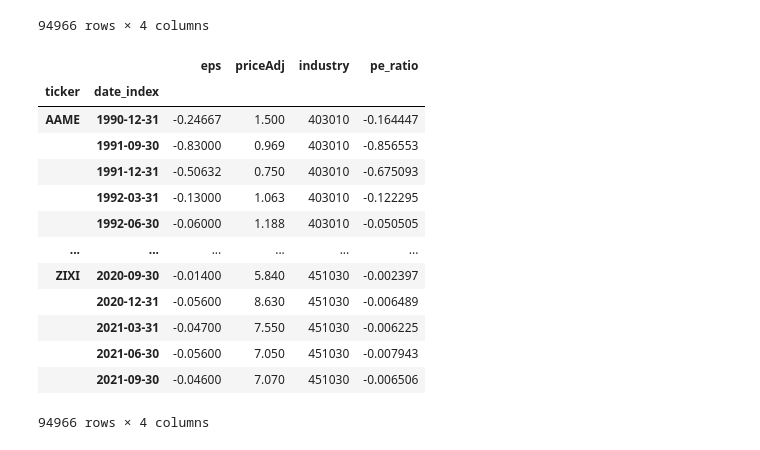
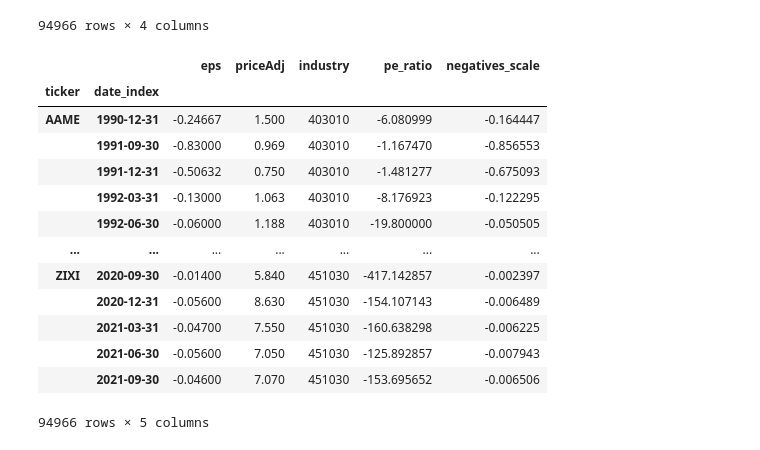
Before and after one commit to jakezur1/factorlib-polars, a Jupyter notebook: factors/fundamental/pe_ratio.ipynb, the cells around one changed output. Drawn from its saved outputs; the diff is of its cells as text; code cells hidden in the pictures.

```diff
--- a/factors/fundamental/pe_ratio.ipynb
+++ b/factors/fundamental/pe_ratio.ipynb
@@ -177,27 +177,27 @@ pe_ratio
 # %%
 # when pe_ratios become negatives, values closer to 0 become better. we need to account for this
 def convert_negatives(x):
     if x < 0:
         return 1/x
     return x
 negatives_fixed = pe_ratio
-negatives_fixed['pe_ratio'] = negatives_fixed['pe_ratio'].apply(convert_negatives)
+negatives_fixed['negatives_scale'] = negatives_fixed['pe_ratio'].apply(convert_negatives)
 negatives_fixed
 # %% [output]
-|  |  | eps | priceAdj | industry | pe_ratio |
-| ticker | date_index |  |  |  |  |
-| AAME | 1990-12-31 | -0.24667 | 1.500 | 403010 | -0.164447 |
-|  | 1991-09-30 | -0.83000 | 0.969 | 403010 | -0.856553 |
-|  | 1991-12-31 | -0.50632 | 0.750 | 403010 | -0.675093 |
-|  | 1992-03-31 | -0.13000 | 1.063 | 403010 | -0.122295 |
-|  | 1992-06-30 | -0.06000 | 1.188 | 403010 | -0.050505 |
-| ... | ... | ... | ... | ... | ... |
-| ZIXI | 2020-09-30 | -0.01400 | 5.840 | 451030 | -0.002397 |
-|  | 2020-12-31 | -0.05600 | 8.630 | 451030 | -0.006489 |
-|  | 2021-03-31 | -0.04700 | 7.550 | 451030 | -0.006225 |
-|  | 2021-06-30 | -0.05600 | 7.050 | 451030 | -0.007943 |
-|  | 2021-09-30 | -0.04600 | 7.070 | 451030 | -0.006506 |
+|  |  | eps | priceAdj | industry | pe_ratio | negatives_scale |
+| ticker | date_index |  |  |  |  |  |
+| AAME | 1990-12-31 | -0.24667 | 1.500 | 403010 | -6.080999 | -0.164447 |
+|  | 1991-09-30 | -0.83000 | 0.969 | 403010 | -1.167470 | -0.856553 |
+|  | 1991-12-31 | -0.50632 | 0.750 | 403010 | -1.481277 | -0.675093 |
+|  | 1992-03-31 | -0.13000 | 1.063 | 403010 | -8.176923 | -0.122295 |
+|  | 1992-06-30 | -0.06000 | 1.188 | 403010 | -19.800000 | -0.050505 |
+| ... | ... | ... | ... | ... | ... | ... |
+| ZIXI | 2020-09-30 | -0.01400 | 5.840 | 451030 | -417.142857 | -0.002397 |
+|  | 2020-12-31 | -0.05600 | 8.630 | 451030 | -154.107143 | -0.006489 |
+|  | 2021-03-31 | -0.04700 | 7.550 | 451030 | -160.638298 | -0.006225 |
+|  | 2021-06-30 | -0.05600 | 7.050 | 451030 | -125.892857 | -0.007943 |
+|  | 2021-09-30 | -0.04600 | 7.070 | 451030 | -153.695652 | -0.006506 |
-94966 rows × 4 columns
+94966 rows × 5 columns
 # %%
 no_duplicates = pe_ratio.loc[~pe_ratio.index.duplicated(keep='first')].reset_index(level=0)
 no_duplicates
```
Also changed, not shown: parts of 6 cells of this notebook, 2 other files.
